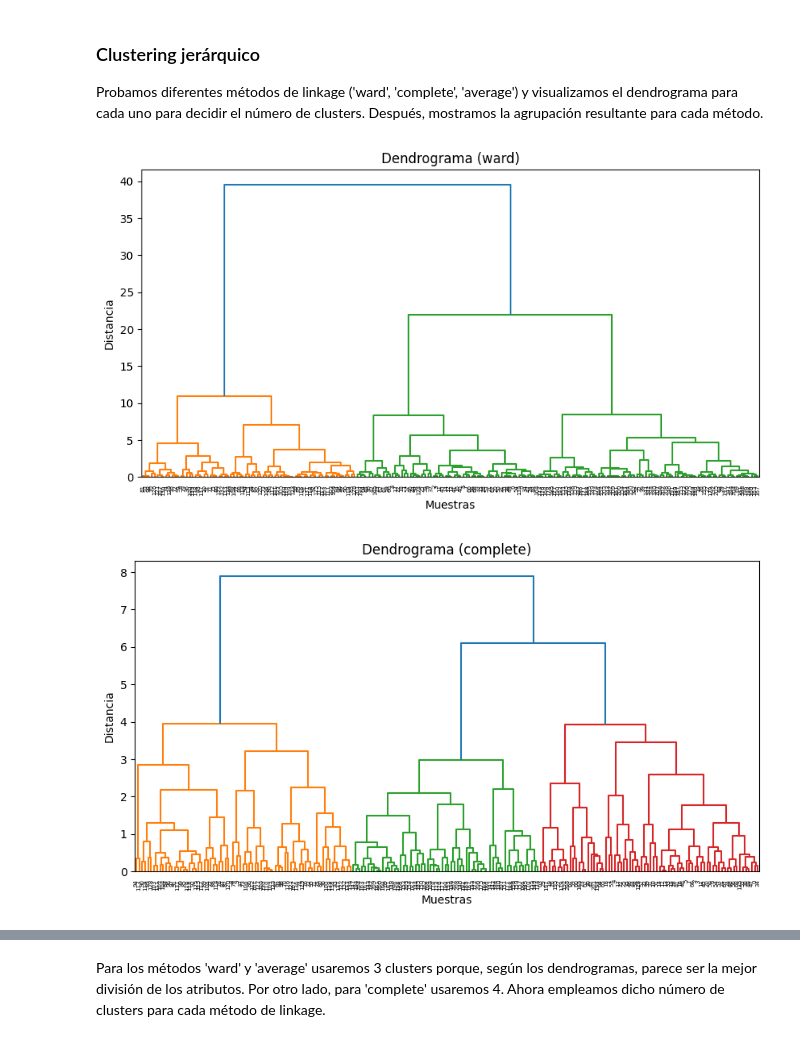
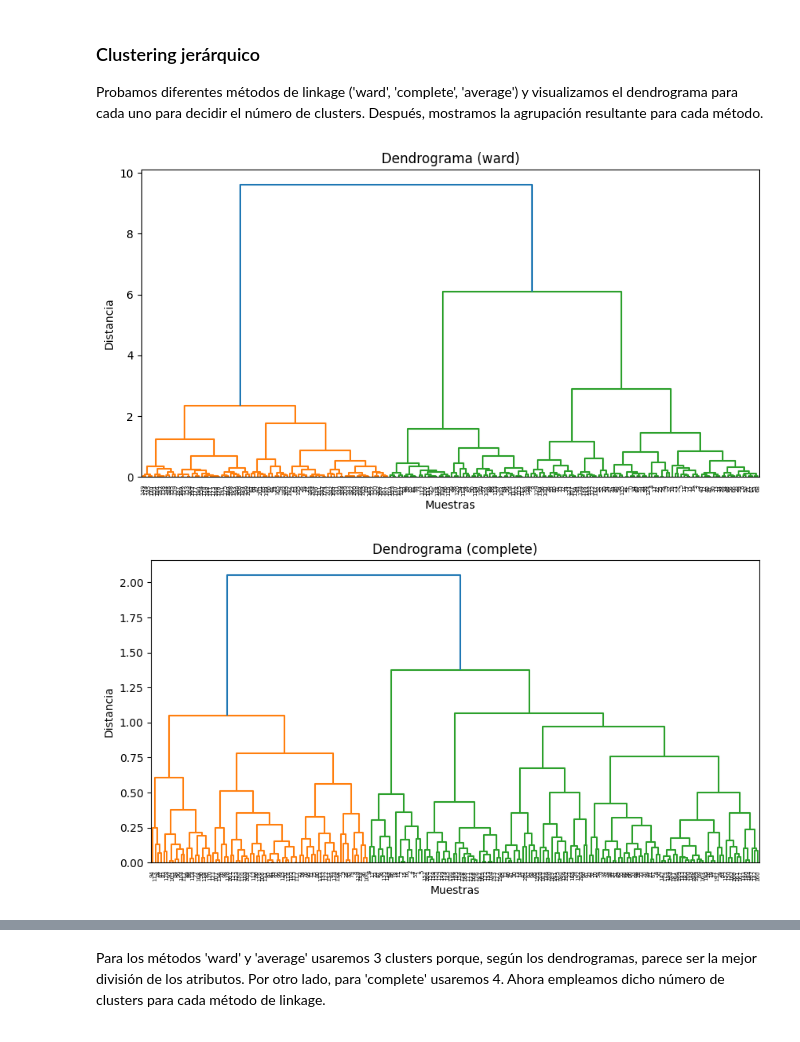
Before and after one commit to 100495801-UC3M/Machine-Learning, a Jupyter notebook: main.ipynb, the cells around one changed output, grey strips where cells are left out. Cells and saved outputs as stored; diff of their text form; code cells hidden in the pictures.

```diff
--- a/main.ipynb
+++ b/main.ipynb
@@ -83,24 +85,27 @@ Primero aplicamos K-Means sobre los datos proyectados a 2D. Para determinar el n
 El método del codo consiste en calcular la inercia, que es la suma de distancias cuadradas de los puntos a sus centroides, para diferentes valores de k. El objetivo es encontrar el punto donde la reducción de la inercia deja de ser significativa.
 Para ello empleamos el uso de la silueta, que es un medidor de cada punto para saber si se encuentra mejor en el cluster en el que está o en otro.
 # %%
+# Primero pasamos el filtro del scaler a los datos
+scaler = MinMaxScaler()
+pipe = make_pipeline(scaler, PCA(n_components=2, random_state=NIA))
+x_scaled = pipe.fit_transform(df.drop('clase', axis=1))
+
 # Método del codo y silueta para K-Means
 inertias = []
-silhouettes = []
 K_range = range(2, 8)
-# Buscamos el número óptimo de clusters para K-Means, entre 2 y 7
-for k in K_range:
-    kmeans = KMeans(n_clusters=k, random_state=NIA)
-    labels = kmeans.fit_predict(X2)
-    inertias.append(kmeans.inertia_)
-    silhouettes.append(silhouette_score(X2, labels))
 
-fig, ax1 = plt.subplots()
-ax1.plot(K_range, inertias, 'o-', label='Inertia (Codo)')
-ax1.set_xlabel('n_clusters')
-ax1.set_ylabel('Inertia')
-ax2 = ax1.twinx()
-ax2.plot(K_range, silhouettes, 's--', color='orange', label='Silhouette')
-ax2.set_ylabel('Silhouette Score')
-plt.title('Método del codo y silueta para K-Means')
-plt.show()
+for n_clusters in K_range:
+    modelo_kmeans = KMeans(
+        n_clusters   = n_clusters,
+        n_init       = 20,
+        random_state = 42
+    )
+    modelo_kmeans.fit(x_scaled)
+    inertias.append(modelo_kmeans.inertia_)
+
+fig, ax = plt.subplots(1, 1, figsize=(6, 3.84))
+ax.plot(K_range, inertias, marker='o')
+ax.set_title("Evolución de la varianza intra-cluster total")
+ax.set_xlabel('Número clusters')
+ax.set_ylabel('Intra-cluster (inertia)');
 # %% [output]
@@ -125,7 +168,7 @@ plt.show()
 Probamos diferentes métodos de linkage ('ward', 'complete', 'average') y visualizamos el dendrograma para cada uno para decidir el número de clusters. Después, mostramos la agrupación resultante para cada método.
 # %%
 # Dendrograma con linkage 'ward'
-Z_ward = linkage(X2, method='ward')
+Z_ward = linkage(x_scaled, method='ward')
 plt.figure(figsize=(10,5))
 dendrogram(Z_ward)
 plt.title('Dendrograma (ward)')
@@ -133,17 +176,17 @@ plt.xlabel('Muestras')
 plt.ylabel('Distancia')
 plt.show()
 # %% [output]
-[figure, old version]
+[figure, new version]
 # %%
 # Dendrograma con linkage 'complete'
-Z_complete = linkage(X2, method='complete')
+Z_complete = linkage(x_scaled, method='complete')
 plt.figure(figsize=(10,5))
 dendrogram(Z_complete)
 plt.title('Dendrograma (complete)')
 plt.xlabel('Muestras')
 plt.ylabel('Distancia')
 plt.show()
 # %% [output]
-[figure, old version]
+[figure, new version]
 # %%
 # Dendrograma con linkage 'average'
```
Also changed, not shown: parts of 21 cells of this notebook, 1 other file.
